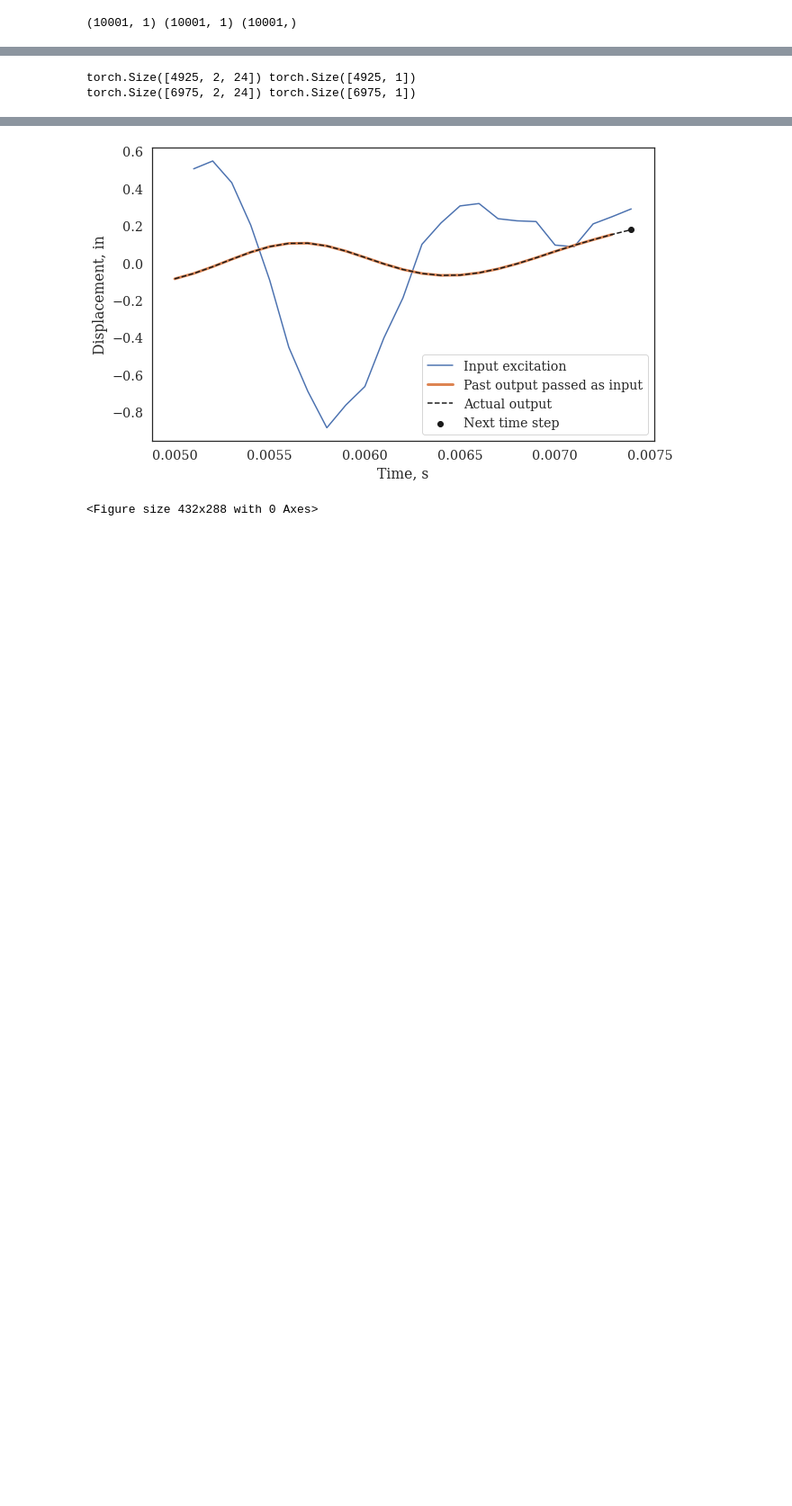
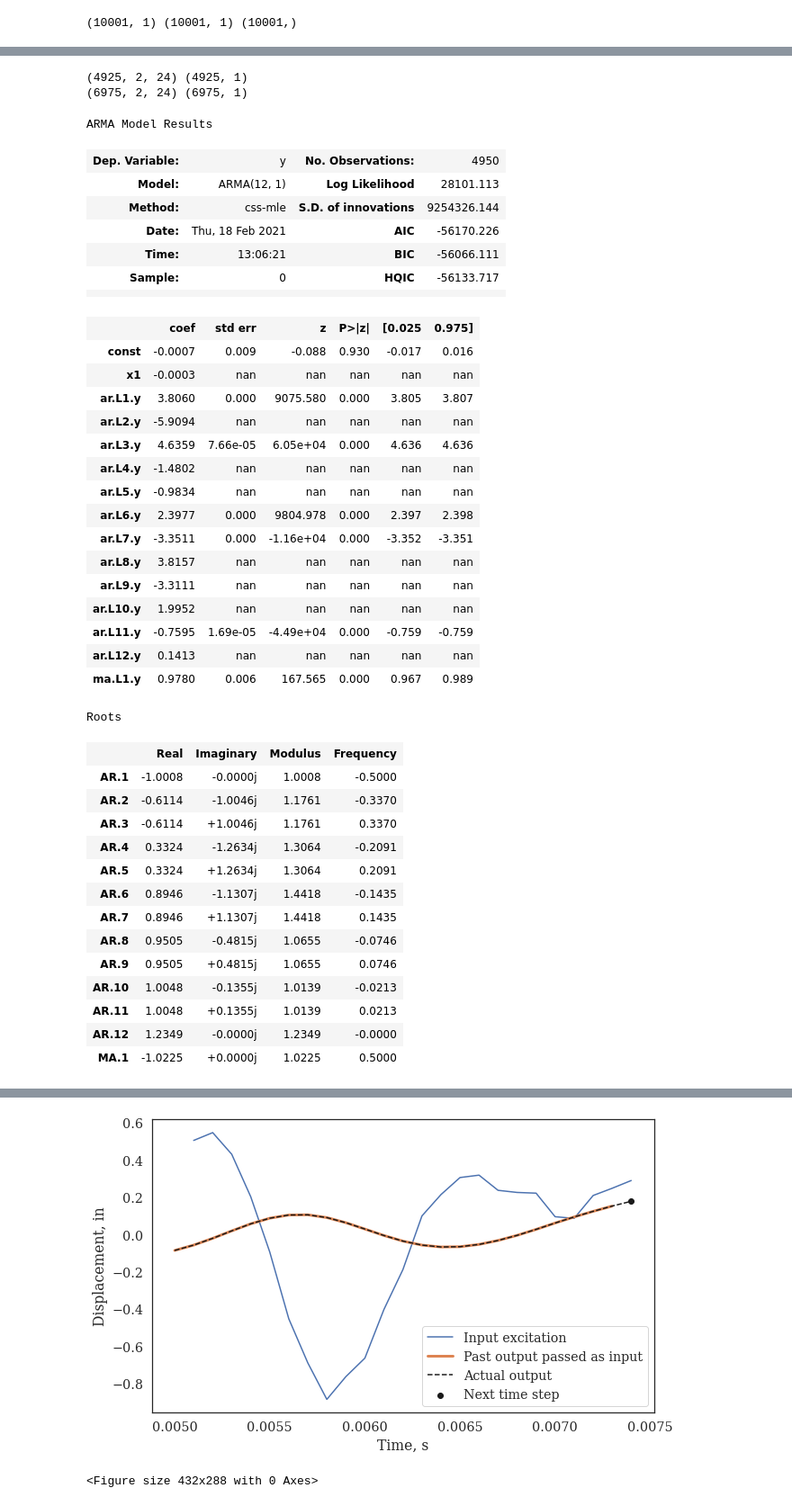
Before and after one commit to cleeag/ece271b, a Jupyter notebook: lstm/ARMAX_v01-FlatBeam.ipynb, the cells around one changed output, grey strips where cells are left out. Shown at 90% size. Drawn from its saved outputs; the diff is of its cells as text; code cells hidden in the pictures; blank space fills up the shorter version.

Commit message:
adding arx model

```diff
--- a/lstm/ARMAX_v01-FlatBeam.ipynb
+++ b/lstm/ARMAX_v01-FlatBeam.ipynb
@@ -119,20 +114,11 @@ train_window = 24
 x_train, y_train = create_inout_sequences(intrain, ytrain, train_window)
 x_val, y_val = create_inout_sequences(intest, ytest, train_window)
 
-x_train = torch.from_numpy(x_train).float()
-y_train = torch.from_numpy(y_train).float()
-
-x_val = torch.from_numpy(x_val).float()
-y_val = torch.from_numpy(y_val).float()
-
 print(x_train.shape, y_train.shape)
 
 x_full, y_full = create_inout_sequences(infull, yfull, train_window)
 
-x_full = torch.from_numpy(x_full).float()
-y_full = torch.from_numpy(y_full).float()
-
 print(x_full.shape, y_full.shape)
 # %% [output]
-torch.Size([4925, 2, 24]) torch.Size([4925, 1])
-torch.Size([6975, 2, 24]) torch.Size([6975, 1])
+(4925, 2, 24) (4925, 1)
+(6975, 2, 24) (6975, 1)
@@ -138,0 +136,42 @@ torch.Size([6975, 2, 24]) torch.Size([6975, 1])
+# %%
+results.summary()
+# %% [output]
+ARMA Model Results
+| Dep. Variable: | y | No. Observations: | 4950 |
+| Model: | ARMA(12, 1) | Log Likelihood | 28101.113 |
+| Method: | css-mle | S.D. of innovations | 9254326.144 |
+| Date: | Thu, 18 Feb 2021 | AIC | -56170.226 |
+| Time: | 13:06:21 | BIC | -56066.111 |
+| Sample: | 0 | HQIC | -56133.717 |
+|  |  |  |  |
+|  | coef | std err | z | P>|z| | [0.025 | 0.975] |
+| const | -0.0007 | 0.009 | -0.088 | 0.930 | -0.017 | 0.016 |
+| x1 | -0.0003 | nan | nan | nan | nan | nan |
+| ar.L1.y | 3.8060 | 0.000 | 9075.580 | 0.000 | 3.805 | 3.807 |
+| ar.L2.y | -5.9094 | nan | nan | nan | nan | nan |
+| ar.L3.y | 4.6359 | 7.66e-05 | 6.05e+04 | 0.000 | 4.636 | 4.636 |
+| ar.L4.y | -1.4802 | nan | nan | nan | nan | nan |
+| ar.L5.y | -0.9834 | nan | nan | nan | nan | nan |
+| ar.L6.y | 2.3977 | 0.000 | 9804.978 | 0.000 | 2.397 | 2.398 |
+| ar.L7.y | -3.3511 | 0.000 | -1.16e+04 | 0.000 | -3.352 | -3.351 |
+| ar.L8.y | 3.8157 | nan | nan | nan | nan | nan |
+| ar.L9.y | -3.3111 | nan | nan | nan | nan | nan |
+| ar.L10.y | 1.9952 | nan | nan | nan | nan | nan |
+| ar.L11.y | -0.7595 | 1.69e-05 | -4.49e+04 | 0.000 | -0.759 | -0.759 |
+| ar.L12.y | 0.1413 | nan | nan | nan | nan | nan |
+| ma.L1.y | 0.9780 | 0.006 | 167.565 | 0.000 | 0.967 | 0.989 |
+Roots
+|  | Real | Imaginary | Modulus | Frequency |
+| AR.1 | -1.0008 | -0.0000j | 1.0008 | -0.5000 |
+| AR.2 | -0.6114 | -1.0046j | 1.1761 | -0.3370 |
+| AR.3 | -0.6114 | +1.0046j | 1.1761 | 0.3370 |
+| AR.4 | 0.3324 | -1.2634j | 1.3064 | -0.2091 |
+| AR.5 | 0.3324 | +1.2634j | 1.3064 | 0.2091 |
+| AR.6 | 0.8946 | -1.1307j | 1.4418 | -0.1435 |
+| AR.7 | 0.8946 | +1.1307j | 1.4418 | 0.1435 |
+| AR.8 | 0.9505 | -0.4815j | 1.0655 | -0.0746 |
+| AR.9 | 0.9505 | +0.4815j | 1.0655 | 0.0746 |
+| AR.10 | 1.0048 | -0.1355j | 1.0139 | -0.0213 |
+| AR.11 | 1.0048 | +0.1355j | 1.0139 | 0.0213 |
+| AR.12 | 1.2349 | -0.0000j | 1.2349 | -0.0000 |
+| MA.1 | -1.0225 | +0.0000j | 1.0225 | 0.5000 |
```
Also changed, not shown: parts of 7 cells of this notebook.
